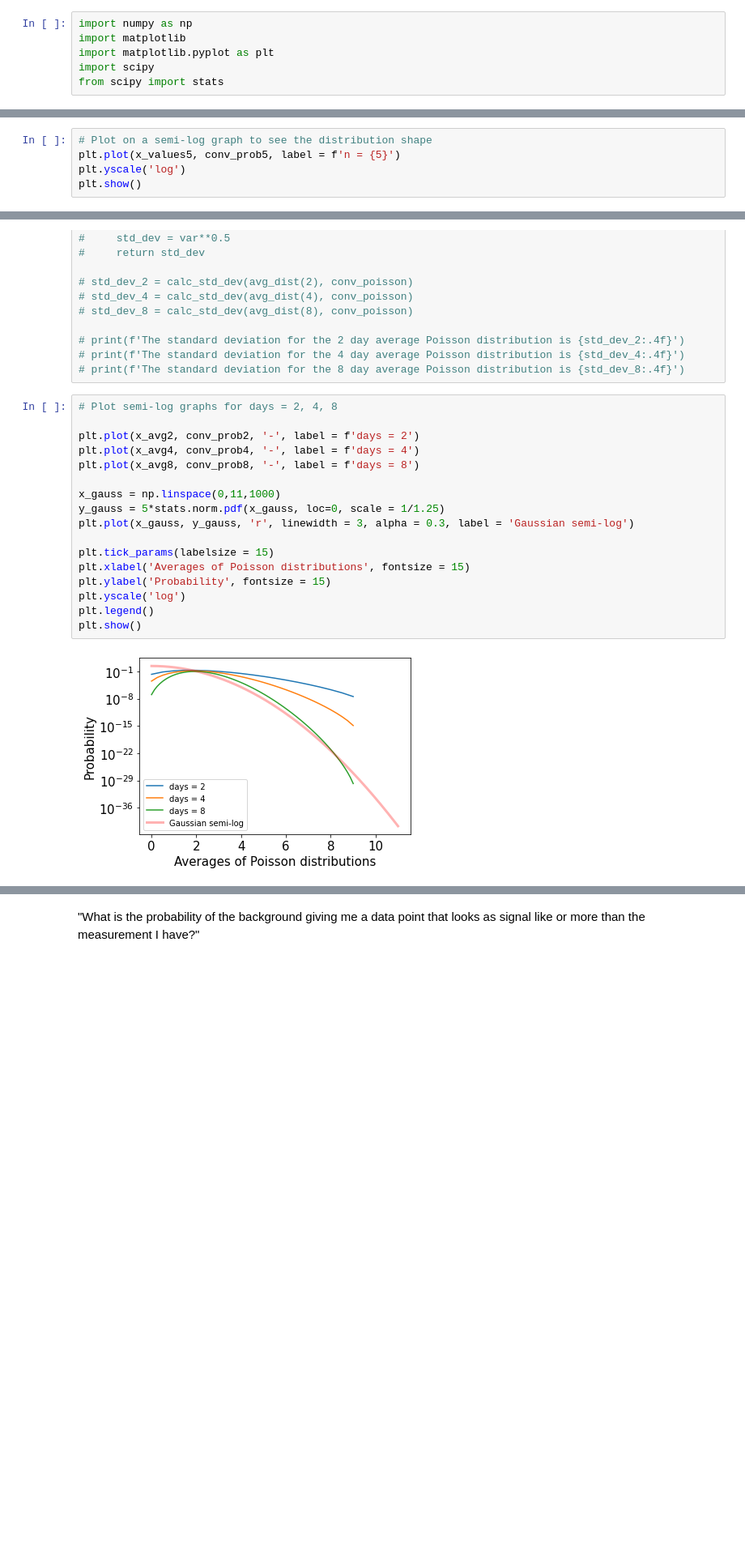
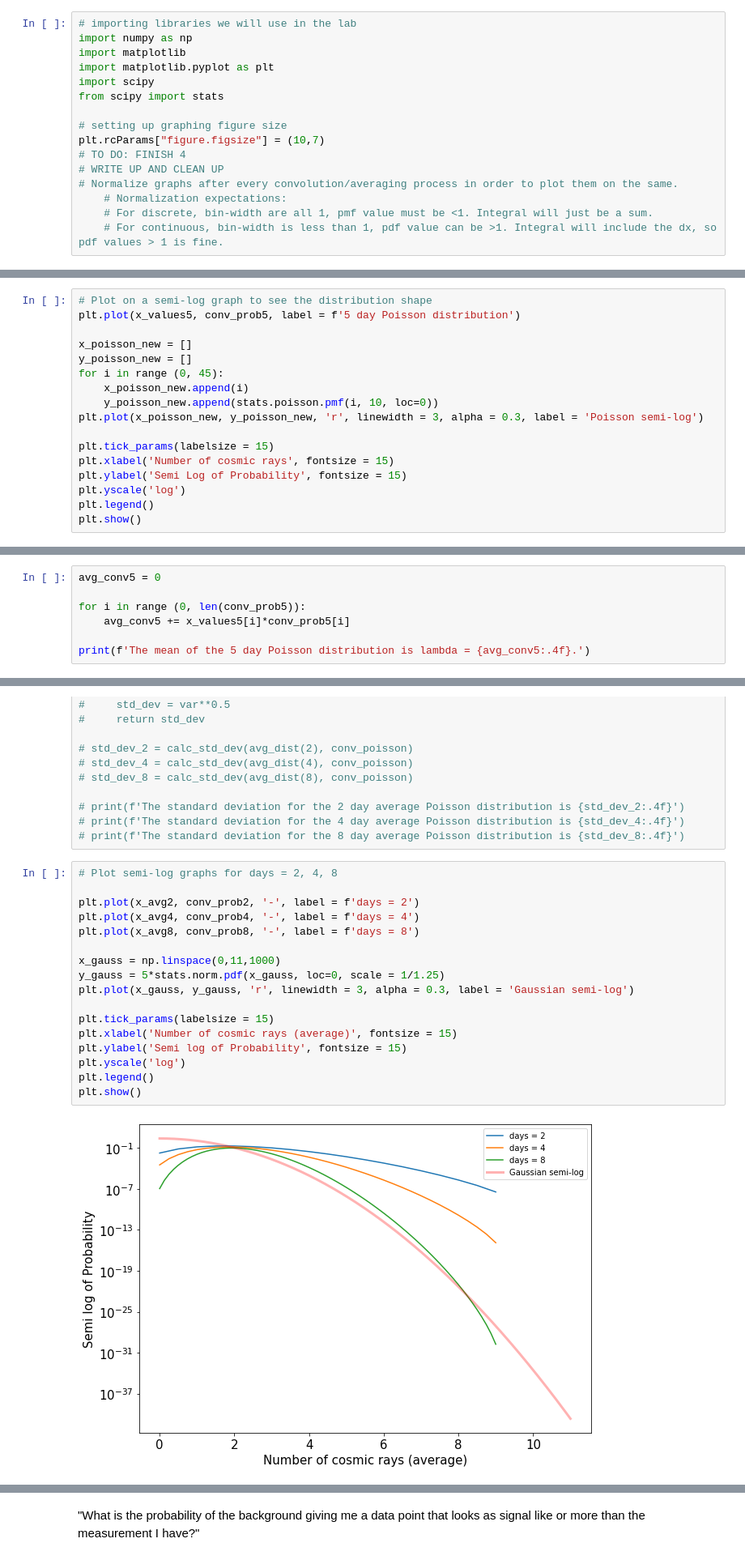
Before and after one commit to jenniv27/phys434, a Jupyter notebook: Labs/Lab2.ipynb, the cells around one changed output, grey strips where cells are left out. Shown at 81% size. Drawn from its saved outputs; the diff is of its cells as text; blank space fills up the shorter version.

```diff
--- a/Labs/Lab2.ipynb
+++ b/Labs/Lab2.ipynb
@@ -8,7 +8,17 @@
 # %%
+# importing libraries we will use in the lab
 import numpy as np
 import matplotlib
 import matplotlib.pyplot as plt
 import scipy
 from scipy import stats
+
+# setting up graphing figure size
+plt.rcParams["figure.figsize"] = (10,7)
+# TO DO: FINISH 4
+# WRITE UP AND CLEAN UP
+# Normalize graphs after every convolution/averaging process in order to plot them on the same.
+    # Normalization expectations:
+    # For discrete, bin-width are all 1, pmf value must be <1. Integral will just be a sum.
+    # For continuous, bin-width is less than 1, pdf value can be >1. Integral will include the dx, so pdf values > 1 is fine.
 # %% [markdown]
@@ -79,6 +112,18 @@ plt.show()
 # %%
 # Plot on a semi-log graph to see the distribution shape
-plt.plot(x_values5, conv_prob5, label = f'n = {5}')
+plt.plot(x_values5, conv_prob5, label = f'5 day Poisson distribution')
+
+x_poisson_new = []
+y_poisson_new = []
+for i in range (0, 45):
+    x_poisson_new.append(i)
+    y_poisson_new.append(stats.poisson.pmf(i, 10, loc=0))
+plt.plot(x_poisson_new, y_poisson_new, 'r', linewidth = 3, alpha = 0.3, label = 'Poisson semi-log')
+
+plt.tick_params(labelsize = 15)
+plt.xlabel('Number of cosmic rays', fontsize = 15)
+plt.ylabel('Semi Log of Probability', fontsize = 15)
 plt.yscale('log')
+plt.legend()
 plt.show()
 # %% [output]
@@ -87,0 +135,7 @@ Observations and explanation.
+# %%
+avg_conv5 = 0
+
+for i in range (0, len(conv_prob5)):
+    avg_conv5 += x_values5[i]*conv_prob5[i]
+
+print(f'The mean of the 5 day Poisson distribution is lambda = {avg_conv5:.4f}.')
@@ -147,22 +203,22 @@ Make observations:
 # %%
 # Plot semi-log graphs for days = 2, 4, 8
 
 plt.plot(x_avg2, conv_prob2, '-', label = f'days = 2')
 plt.plot(x_avg4, conv_prob4, '-', label = f'days = 4')
 plt.plot(x_avg8, conv_prob8, '-', label = f'days = 8')
 
 x_gauss = np.linspace(0,11,1000)
 y_gauss = 5*stats.norm.pdf(x_gauss, loc=0, scale = 1/1.25)
 plt.plot(x_gauss, y_gauss, 'r', linewidth = 3, alpha = 0.3, label = 'Gaussian semi-log')
 
 plt.tick_params(labelsize = 15)
-plt.xlabel('Averages of Poisson distributions', fontsize = 15)
-plt.ylabel('Probability', fontsize = 15)
+plt.xlabel('Number of cosmic rays (average)', fontsize = 15)
+plt.ylabel('Semi log of Probability', fontsize = 15)
 plt.yscale('log')
 plt.legend()
 plt.show()
 # %% [output]
-[figure, old version]
+[figure, new version]
 # %% [markdown]
 The days = 2 semi-log plot looks like what I expected, a shape similar to the 5-day average distribution in part B.
 
```
Also changed, not shown: parts of 49 cells of this notebook.
